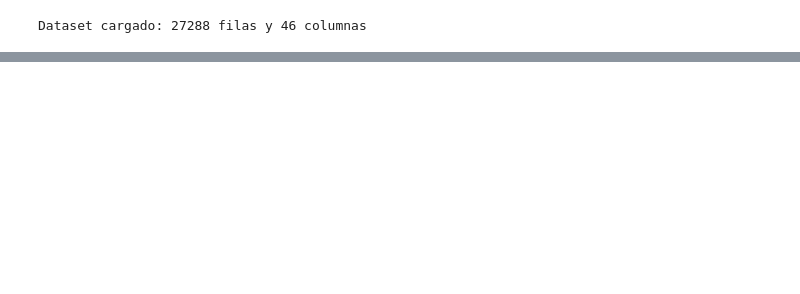
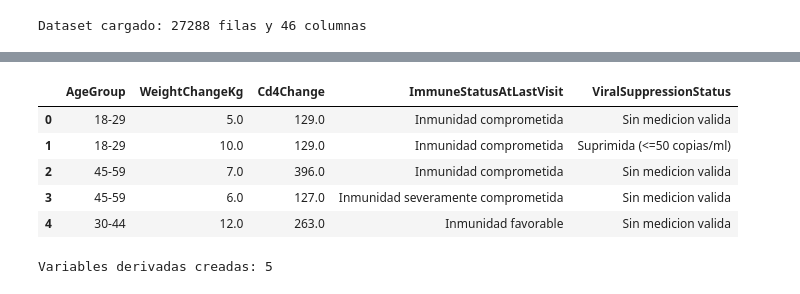
Before and after one commit to J-Matiz/Proyecto-VIH-Dataset, a Jupyter notebook: cuadernos/exploracion_matiz.ipynb, the cells around one changed output, grey strips where cells are left out. Saved outputs shown, nothing was run; the diff lists cells and outputs as text; code cells hidden in the pictures; blank space fills up the shorter version.

Commit message:
Item 5: Creación de variables relevantes

```diff
--- a/cuadernos/exploracion_matiz.ipynb
+++ b/cuadernos/exploracion_matiz.ipynb
@@ -193,0 +757,4 @@ Estadísticas Descriptivas — Variables Numéricas
+# %%
+df['ViralLoad_missing'] = df['ViralLoad'].isnull().astype(int)
+
+print(f'Registros originalmente nulos en ViralLoad: {df["ViralLoad_missing"].sum()}')
@@ -193,0 +763,16 @@ Estadísticas Descriptivas — Variables Numéricas
+# %%
+# Corrección de valores negativos en ViralLoad
+
+# Clínicamente imposibles — se reemplazan con NaN y se reimputa con mediana
+
+# Afecta únicamente 3 registros (0.01% del dataset)
+
+
+
+df['ViralLoad'] = df['ViralLoad'].where(df['ViralLoad'] >= 0, other=np.nan)
+
+df['ViralLoad'] = df['ViralLoad'].fillna(df['ViralLoad'].median())
+
+
+
+print(f'Valores negativos restantes: {(df["ViralLoad"] < 0).sum()}')
@@ -193,0 +795,10 @@ Estadísticas Descriptivas — Variables Numéricas
+# %%
+# Age — reemplazamos valores fuera de rango plausible con NaN
+
+df['Age'] = df['Age'].where(
+
+    (df['Age'] >= 1) & (df['Age'] <= 100),
+
+    other=np.nan
+
+)
@@ -193,0 +817,17 @@ Estadísticas Descriptivas — Variables Numéricas
+# %%
+df['AgeGroup'] = pd.cut(df['Age'], bins=[0, 17, 29, 44, 59, float('inf')], labels=['Menor de 18', '18-29', '30-44', '45-59', '60 o mas'], include_lowest=True)
+df['WeightChangeKg'] = df['WeightAtLastVisit'] - df['WeightAtStart']
+df['Cd4Change'] = df['MostRecentCd4Count'] - df['Cd4AtStart']
+df['ImmuneStatusAtLastVisit'] = pd.cut(df['MostRecentCd4Count'], bins=[-float('inf'), 199, 499, float('inf')], labels=['Inmunidad severamente comprometida', 'Inmunidad comprometida', 'Inmunidad favorable'])
+df['ViralSuppressionStatus'] = np.select([df['ViralLoad_missing'].eq(1), df['ViralLoad'].le(50)], ['Sin medicion valida', 'Suprimida (<=50 copias/ml)'], default='No suprimida (>50 copias/ml)')
+variables_derivadas = ['AgeGroup', 'WeightChangeKg', 'Cd4Change', 'ImmuneStatusAtLastVisit', 'ViralSuppressionStatus']
+display(df[variables_derivadas].head())
+print(f'Variables derivadas creadas: {len(variables_derivadas)}')
+# %% [output]
+|  | AgeGroup | WeightChangeKg | Cd4Change | ImmuneStatusAtLastVisit | ViralSuppressionStatus |
+| 0 | 18-29 | 5.0 | 129.0 | Inmunidad comprometida | Sin medicion valida |
+| 1 | 18-29 | 10.0 | 129.0 | Inmunidad comprometida | Suprimida (<=50 copias/ml) |
+| 2 | 45-59 | 7.0 | 396.0 | Inmunidad comprometida | Sin medicion valida |
+| 3 | 45-59 | 6.0 | 127.0 | Inmunidad severamente comprometida | Sin medicion valida |
+| 4 | 30-44 | 12.0 | 263.0 | Inmunidad favorable | Sin medicion valida |
+Variables derivadas creadas: 5
```
Also changed, not shown: parts of 26 cells of this notebook, 1 other file.
